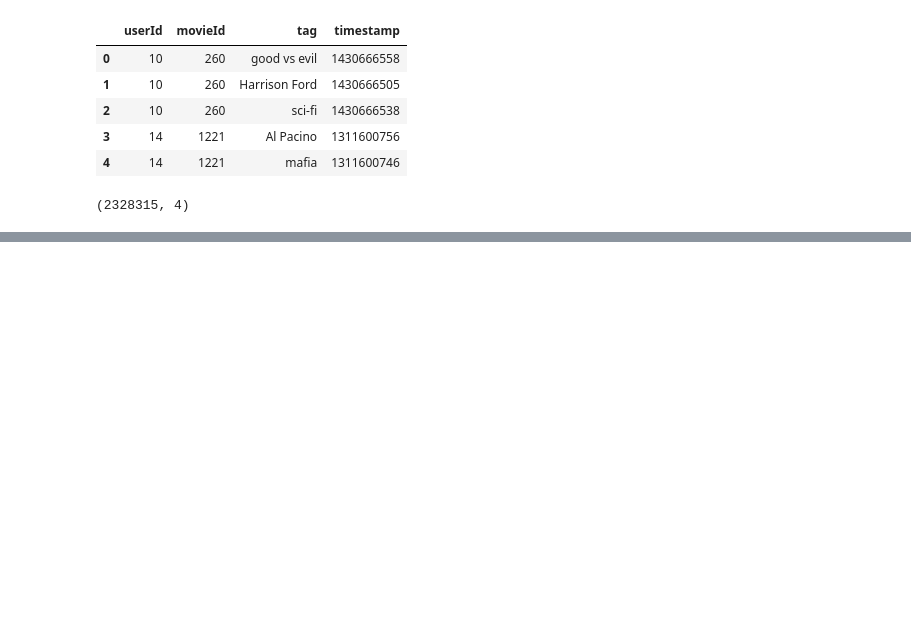
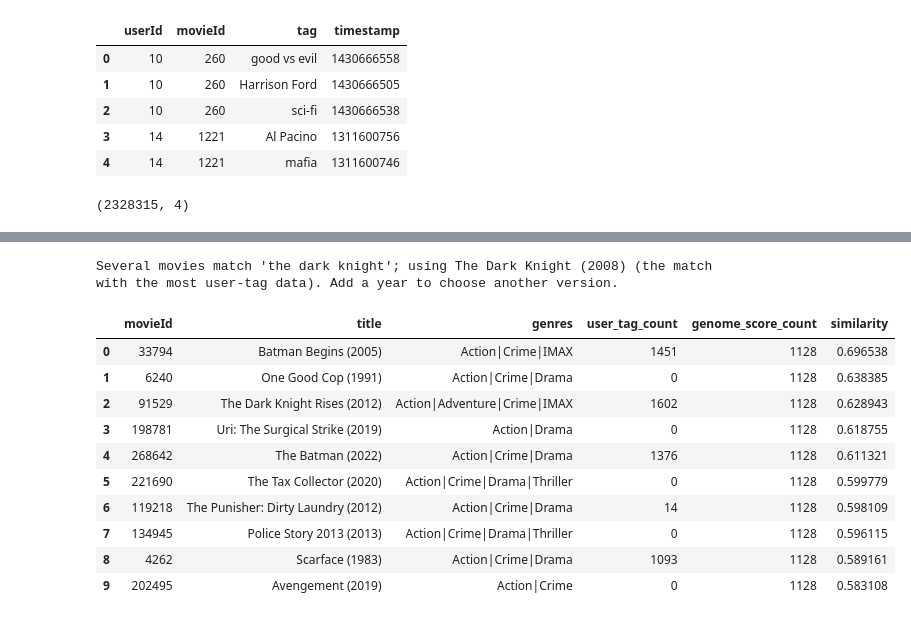
Before and after one commit to VidishBajpai/Movie-Recommender, a Jupyter notebook: notebooks/genre_&_genomeTag_based_filtering.ipynb, the cells around one changed output, grey strips where cells are left out. Cells and saved outputs as stored; diff of their text form; code cells hidden in the pictures; blank space fills up the shorter version.

```diff
--- a/notebooks/genre_&_genomeTag_based_filtering.ipynb
+++ b/notebooks/genre_&_genomeTag_based_filtering.ipynb
@@ -30,0 +688,16 @@ tags.shape
+# %%
+movie_query = input("Enter a movie name: ").strip()
+display(recommend_similar_movies(movie_query, n_recommendations=10))
+# %% [output]
+Several movies match 'the dark knight'; using The Dark Knight (2008) (the match with the most user-tag data). Add a year to choose another version.
+|  | movieId | title | genres | user_tag_count | genome_score_count | similarity |
+| 0 | 33794 | Batman Begins (2005) | Action|Crime|IMAX | 1451 | 1128 | 0.696538 |
+| 1 | 6240 | One Good Cop (1991) | Action|Crime|Drama | 0 | 1128 | 0.638385 |
+| 2 | 91529 | The Dark Knight Rises (2012) | Action|Adventure|Crime|IMAX | 1602 | 1128 | 0.628943 |
+| 3 | 198781 | Uri: The Surgical Strike (2019) | Action|Drama | 0 | 1128 | 0.618755 |
+| 4 | 268642 | The Batman (2022) | Action|Crime|Drama | 1376 | 1128 | 0.611321 |
+| 5 | 221690 | The Tax Collector (2020) | Action|Crime|Drama|Thriller | 0 | 1128 | 0.599779 |
+| 6 | 119218 | The Punisher: Dirty Laundry (2012) | Action|Crime|Drama | 14 | 1128 | 0.598109 |
+| 7 | 134945 | Police Story 2013 (2013) | Action|Crime|Drama|Thriller | 0 | 1128 | 0.596115 |
+| 8 | 4262 | Scarface (1983) | Action|Crime|Drama | 1093 | 1128 | 0.589161 |
+| 9 | 202495 | Avengement (2019) | Action|Crime | 0 | 1128 | 0.583108 |
```
Also changed, not shown: parts of 27 cells of this notebook.
